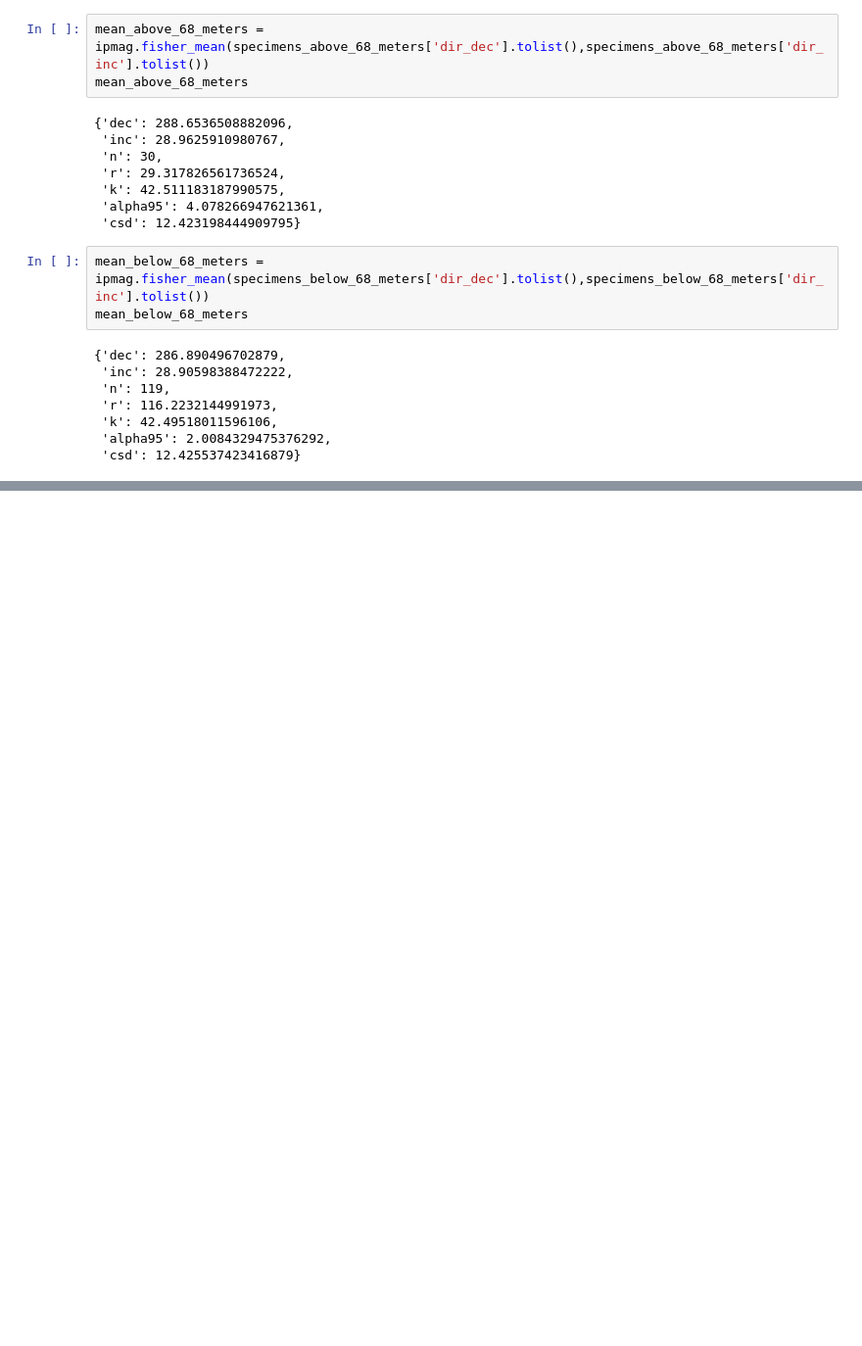
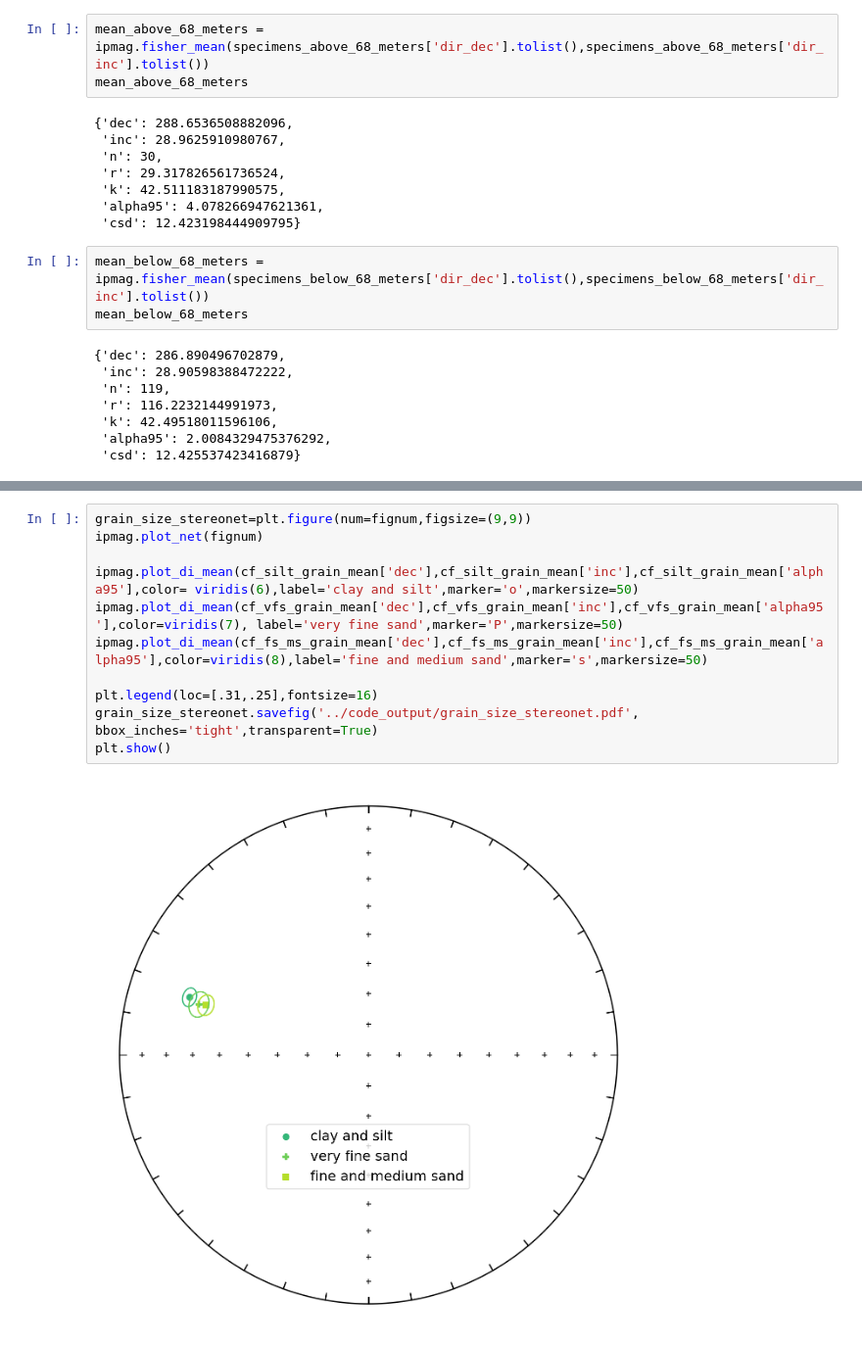
Before and after one commit to Swanson-Hysell-Group/Inclination_Shallowing, a Jupyter notebook: code/Notebooks/Cutface_pmag.ipynb, the cells around one changed output, grey strips where cells are left out. Shown at 98% size. Drawn from its saved outputs; the diff is of its cells as text; blank space fills up the shorter version.

```diff
--- a/code/Notebooks/Cutface_pmag.ipynb
+++ b/code/Notebooks/Cutface_pmag.ipynb
@@ -1088,0 +995,13 @@ mean_below_68_meters
+# %%
+grain_size_stereonet=plt.figure(num=fignum,figsize=(9,9))
+ipmag.plot_net(fignum)
+
+ipmag.plot_di_mean(cf_silt_grain_mean['dec'],cf_silt_grain_mean['inc'],cf_silt_grain_mean['alpha95'],color= viridis(6),label='clay and silt',marker='o',markersize=50)
+ipmag.plot_di_mean(cf_vfs_grain_mean['dec'],cf_vfs_grain_mean['inc'],cf_vfs_grain_mean['alpha95'],color=viridis(7), label='very fine sand',marker='P',markersize=50)
+ipmag.plot_di_mean(cf_fs_ms_grain_mean['dec'],cf_fs_ms_grain_mean['inc'],cf_fs_ms_grain_mean['alpha95'],color=viridis(8),label='fine and medium sand',marker='s',markersize=50)
+
+plt.legend(loc=[.31,.25],fontsize=16)
+grain_size_stereonet.savefig('../code_output/grain_size_stereonet.pdf', bbox_inches='tight',transparent=True)
+plt.show()
+# %% [output]
+[figure, added]
```
Also changed, not shown: parts of 22 cells of this notebook, 24 other files.
